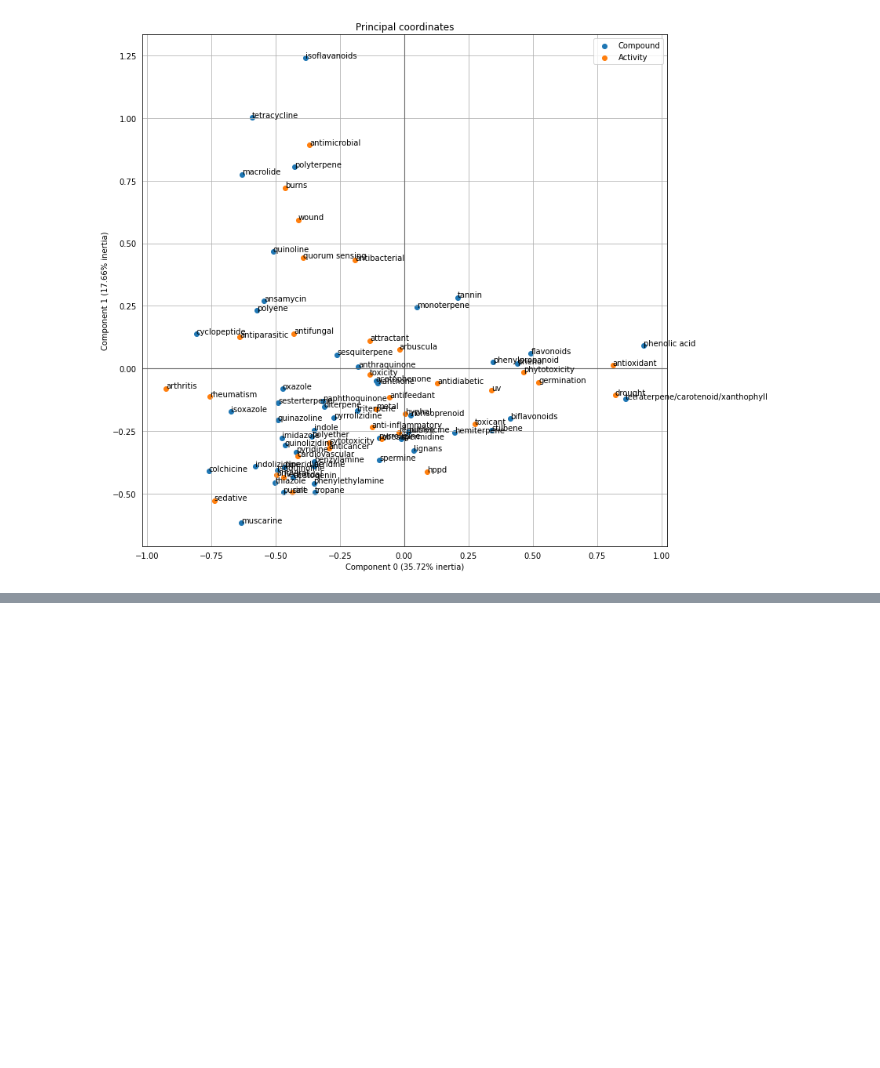
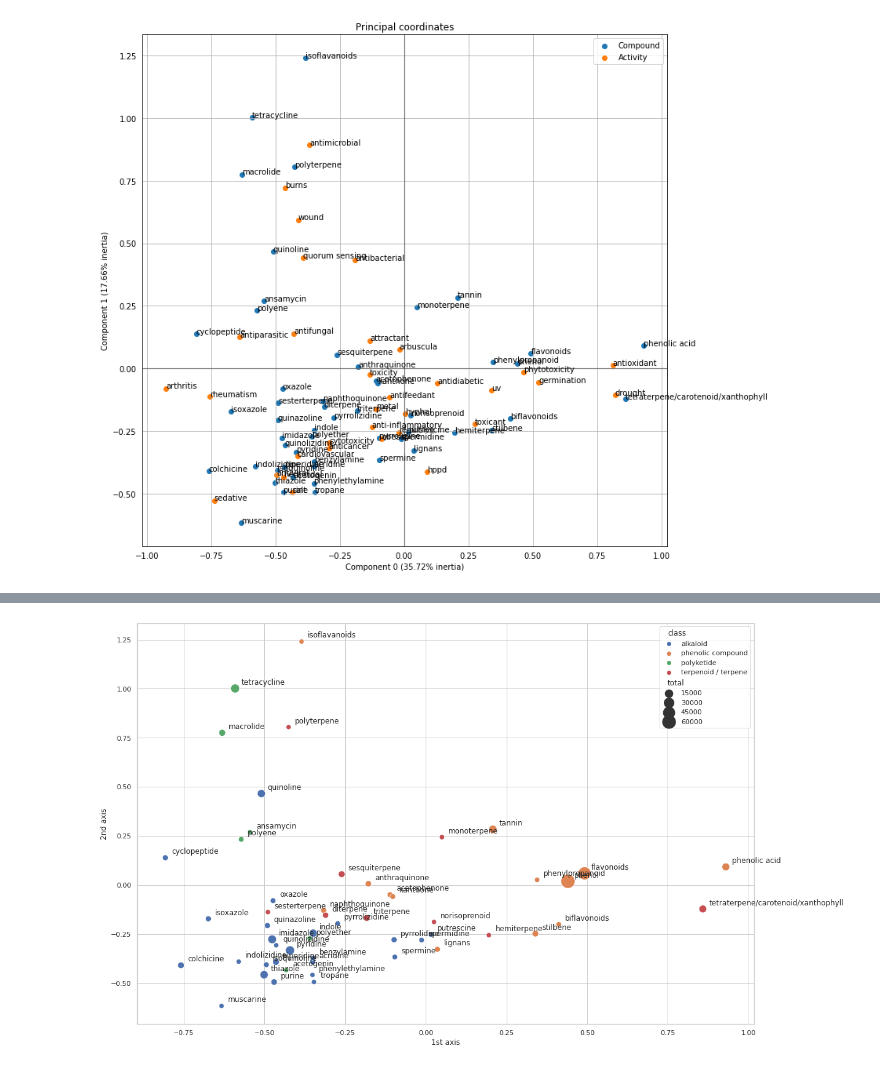
Before and after one commit to romulusFR/Rec-DM-chemotaxonomy, a Jupyter notebook: scopus/analysis.ipynb, the cells around one changed output, grey strips where cells are left out. Drawn from its saved outputs; the diff is of its cells as text; code cells hidden in the pictures; blank space fills up the shorter version.

```diff
--- a/scopus/analysis.ipynb
+++ b/scopus/analysis.ipynb
@@ -112,0 +172,12 @@ ax = ca.plot_coordinates(
+# %%
+Dc = np.diag(c)
+Dr = np.diag(r)
+
+print(f"{Z.shape = }")
+print(f"{r[:, np.newaxis].shape = }")
+print(f"{c[:, np.newaxis].shape = }")
+
+Zc = (Z - (r[:, np.newaxis]@(c[:, np.newaxis].T)))
+# Note that the subtraction of the matrix rc T from Z is equivalent to a double centering of the matrix
+S = np.diag(r ** (-0.5)) @ Zc @ np.diag(c ** (-0.5))
+S
@@ -112,0 +195,10 @@ ax = ca.plot_coordinates(
+# %%
+from scipy import linalg
+U, D, Vt = linalg.svd(S)
+Da = (np.eye(U.shape[0], Vt.shape[0]) * D)
+
+print(f"{ U.shape,  D.shape, Da.shape, Vt.shape = }")
+
+# SVD ensures that Vt  @ Vt.T == I == U.T @ U
+assert np.allclose(Vt  @ Vt.T, np.identity(Vt.shape[0]))
+assert np.allclose(U.T  @ U, np.identity(U.shape[0]))
@@ -112,0 +207,4 @@ ax = ca.plot_coordinates(
+# %%
+r_std_coords = np.diag(r ** (-0.5)) @ U
+r_coords = r_std_coords @ Da
+r_coords[:10, :2]
@@ -112,0 +237,21 @@ ax = ca.plot_coordinates(
+# %%
+df_r = pd.DataFrame(index=df.index)
+df_r["1st axis"] = r_coords[:, 0]
+df_r["2nd axis"] = -r_coords[:, 1]
+df_r.index.rename('Compound', inplace=True)
+df_r["class"] = [dataset.compounds[x] for x in df_r.index]
+df_r["total"] = R
+
+import seaborn as sns
+import matplotlib.pyplot as plt
+sns.set_style("whitegrid")
+fig, ax = plt.subplots(figsize=(18,12))
+
+sns.scatterplot(data = df_r, x="1st axis", y = "2nd axis",  hue="class", size="total", sizes=(64, 512))
+for index, row in df_r.iterrows():
+    ax.annotate(index, (row["1st axis"] + .02, row["2nd axis"] + .02))
+
+# sns.scatterplot(x=r_coords[:, 0, y=-r_coords[:, 1])
+# sns.scatterplot(x=c_coords[:, 0], y=-c_coords[:, 1])]
+# %% [output]
+[figure, added]
```
Also changed, not shown: parts of 22 cells of this notebook, 1 other file.
